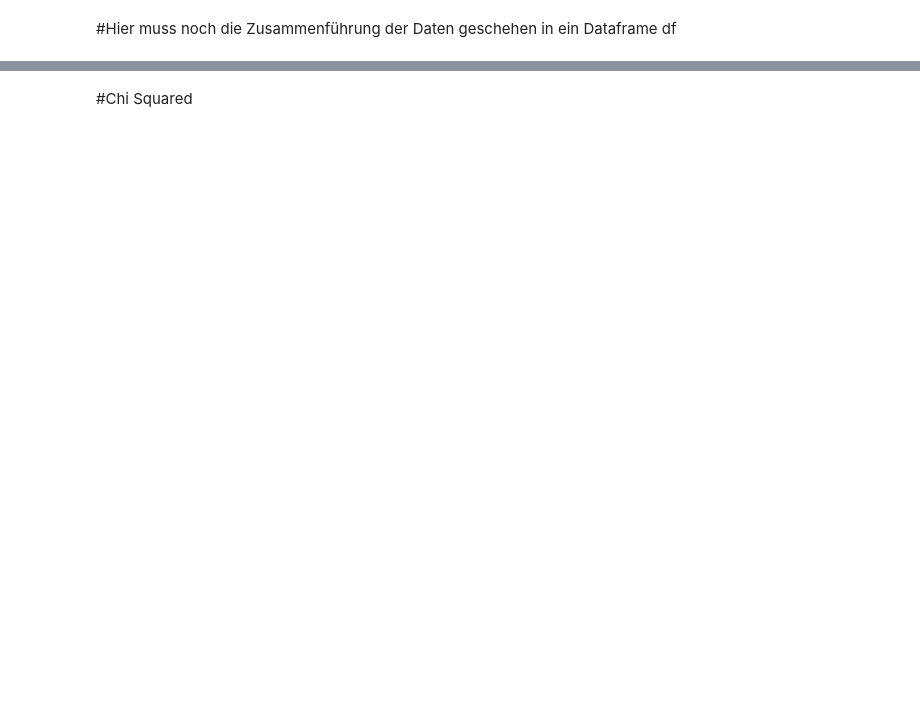
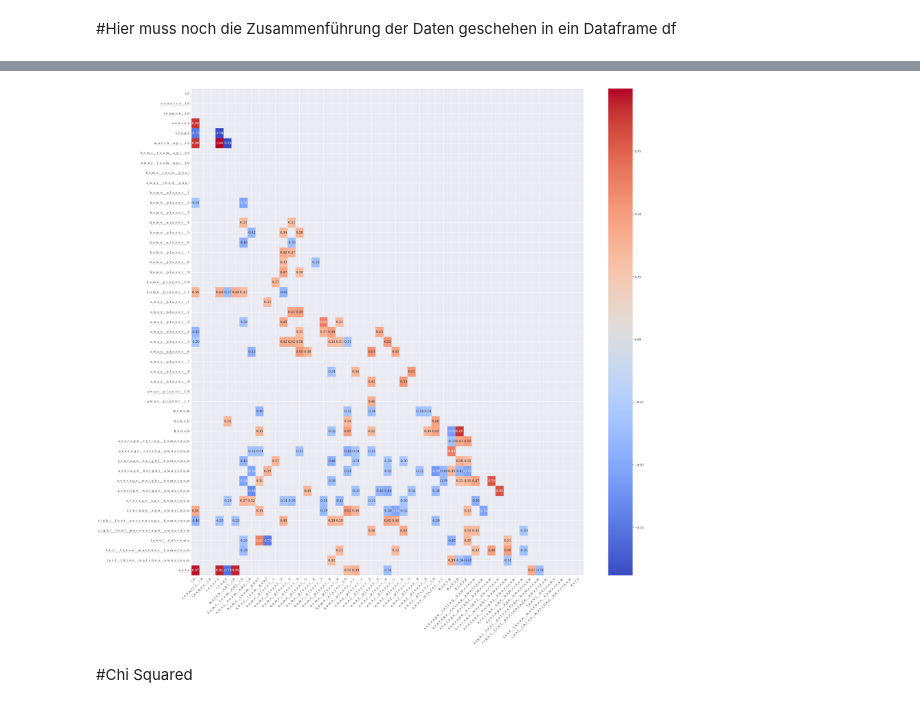
Before and after one commit to juengeja/MachineLearning, a Jupyter notebook: overall.ipynb, the cells around one changed output, grey strips where cells are left out. Drawn from its saved outputs; the diff is of its cells as text; code cells hidden in the pictures; blank space fills up the shorter version.

Commit message:
Visualisierung von Chi, Corr und LinReg sowie erstellen von zwei neuen DBs und löschen von Spalten mit hoher Korrelation

```diff
--- a/overall.ipynb
+++ b/overall.ipynb
@@ -369,11 +421,6 @@ print(counts[-1])
 print(indices)
 # %% [markdown]
 #Hier muss noch die Zusammenführung der Daten geschehen in ein Dataframe df
-# %%
-df_temp = df_dropped
-df_dropped = df_dropped.iloc[:30];
-
-df_dropped.describe()
 # %%
 # Korrelaitonsmatrix erstellt und in corr_matrix gespeichert => enthält Korrleationskoeffizienten zwischen allen möglichen Paaren
 corr_matrix = df_dropped.corr()
@@ -392,3 +454,25 @@ print(high_corr_pairs)
+# %%
+import pandas as pd
+import numpy as np
+import seaborn as sns
+import matplotlib.pyplot as plt
+
+# Create mask for upper triangle
+mask = np.triu(np.ones_like(corr_matrix, dtype=bool))
+
+# Create heatmap with custom threshold
+plt.figure(figsize=(40, 40))
+sns.heatmap(corr_matrix[(corr_matrix >= 0.3) | (corr_matrix <= -0.3)],
+            cmap='coolwarm', annot=True, fmt='.2f', mask=mask)
+
+# set the font color to black
+sns.set(font_scale=1.2)
+sns.set_style({'font.family': 'serif', 'fontcolor': 'black'})
+
+plt.xticks(rotation=45, ha='right')
+plt.show()
+# %% [output]
+[figure, added]
 # %% [markdown]
 #Chi Squared
 # %%
```
Also changed, not shown: parts of 25 cells of this notebook.
